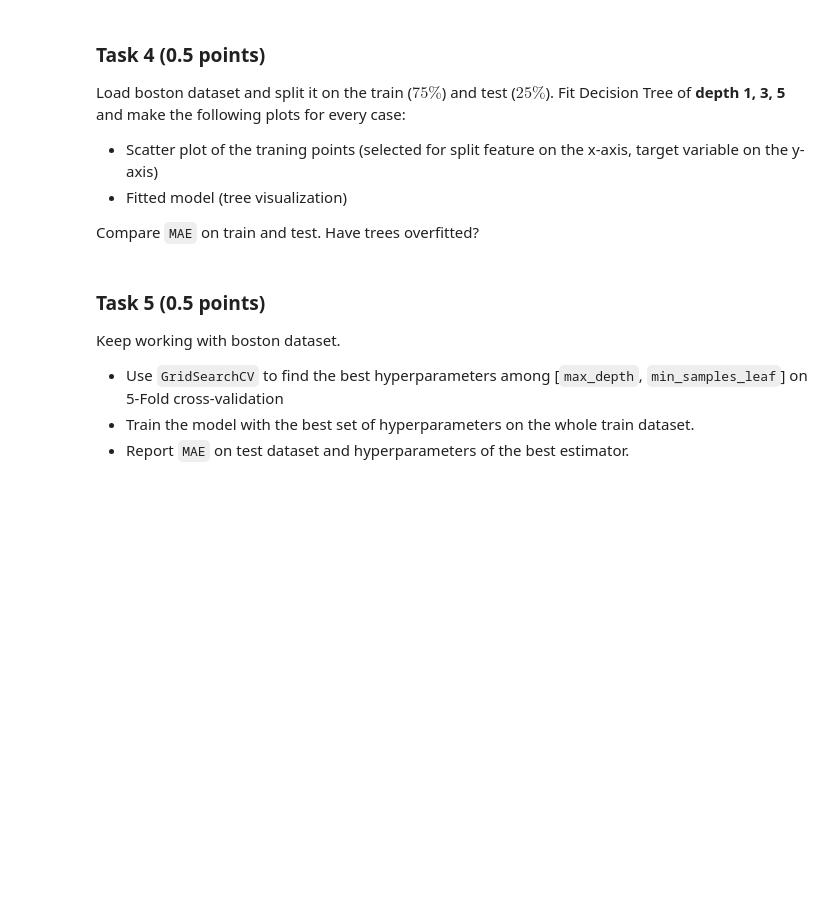
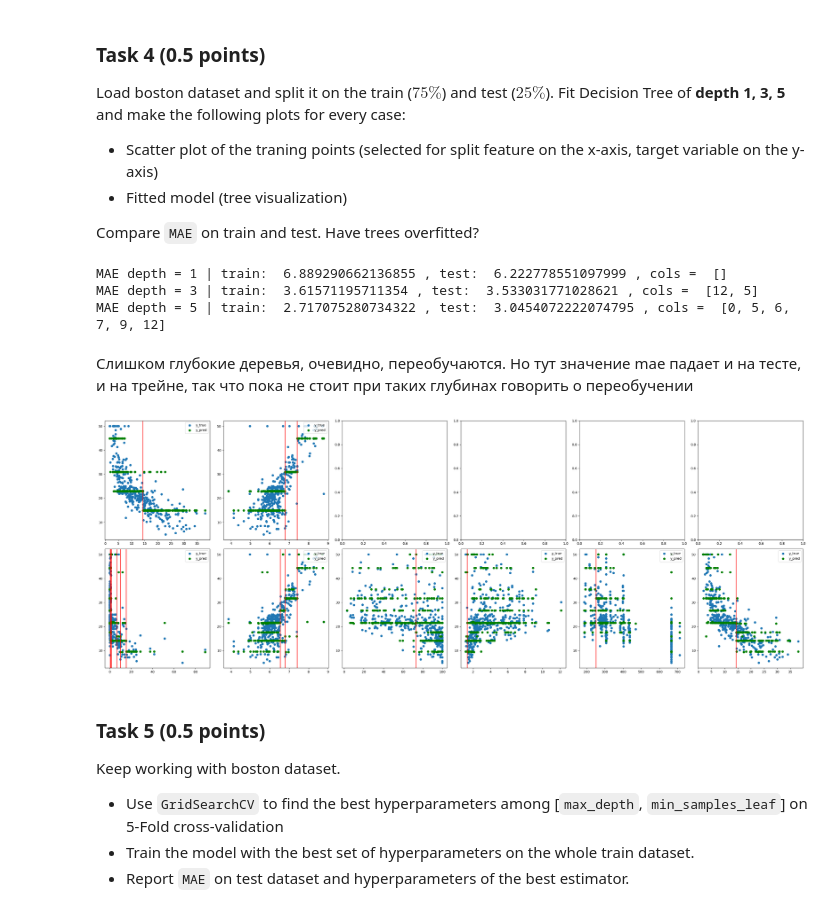
Before and after one commit to Lapo4kaKek/MMA_HW4, a Jupyter notebook: hw4_2023.ipynb, the cells around one changed output. Saved outputs shown, nothing was run; the diff lists cells and outputs as text; code cells hidden in the pictures; blank space fills up the shorter version.

```diff
--- a/hw4_2023.ipynb
+++ b/hw4_2023.ipynb
@@ -398,3 +394,55 @@ from sklearn.datasets import load_boston
+# %%
+from sklearn.model_selection import train_test_split
+from sklearn.metrics import mean_absolute_error
+
+depths = [1, 3, 5]
+X_train, X_test, y_train, y_test = train_test_split(X, y, test_size=0.25, shuffle=True, random_state=42)
+
+def DFS_tree(node, cols, thres):
+    if node.is_terminal:
+        return
+    col = node.column
+    cols.add(col)
+    if col in thres:
+        thres[col].append(node.threshold)
+    else:
+        thres[col] = [node.threshold]
+    DFS_tree(node.left, cols, thres)
+    DFS_tree(node.right, cols, thres)
+    return
+
+des_trees = [MyDecisionTreeRegressor(max_depth=i).fit(X_train, y_train) for i in depths]
+tr_cols = []
+tr_threshold = []
+for d, tree in zip(depths, des_trees):
+    cols = set()
+    thresholds = {}
+    DFS_tree(tree.tree_, cols, thresholds)
+    print('MAE depth =', d,  '| train: ', mean_absolute_error(y_train, tree.predict(X_train)),', test: ', mean_absolute_error(y_test, tree.predict(X_test)), ', cols = ', list(cols))
+    tr_cols.append(list(cols))
+    tr_threshold.append(thresholds)
+# %% [output]
+MAE depth = 1 | train:  6.889290662136855 , test:  6.222778551097999 , cols =  []
+MAE depth = 3 | train:  3.61571195711354 , test:  3.533031771028621 , cols =  [12, 5]
+MAE depth = 5 | train:  2.717075280734322 , test:  3.0454072222074795 , cols =  [0, 5, 6, 7, 9, 12]
+# %% [markdown]
+Слишком глубокие деревья, очевидно, переобучаются. Но тут значение mae падает и на тесте, и на трейне, так что пока не стоит при таких глубинах говорить о переобучении
+# %%
+ncols, nrows = len(max(tr_cols, key=lambda x: len(x))),  len(depths)
+fig, axs = plt.subplots(ncols= ncols, nrows = nrows - 1, figsize=(30, 11))
+
+for i, (tree, tr_thr) in enumerate(zip(des_trees[1:], tr_threshold[1:]), 1):
+    for j, tr_col in enumerate(tr_cols[i]):
+        axs[i - 1][j].scatter(X_train[:, tr_col], y_train, label = 'y_true')
+        idx = np.argsort(X_train[:, tr_col])
+        axs[i - 1][j].scatter(X_train[:, tr_col][idx], tree.predict(X_train[idx]), color = 'g', label = 'y_pred')
+        for th in tr_thr[tr_col]:
+            axs[i - 1][j].axvline(x = th, color = 'r')
+        axs[i - 1][j].legend(loc='upper right')
+plt.tight_layout()
+plt.show()
+# %% [output]
+[figure, added]
 # %% [markdown]
 ### Task 5 <a id="task5"></a>  (0.5 points)
 
```
Also changed, not shown: parts of 22 cells of this notebook, 1 other file.
